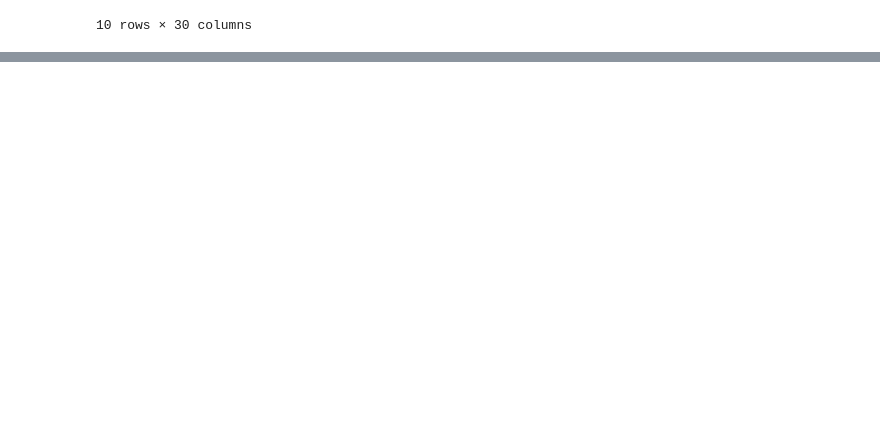
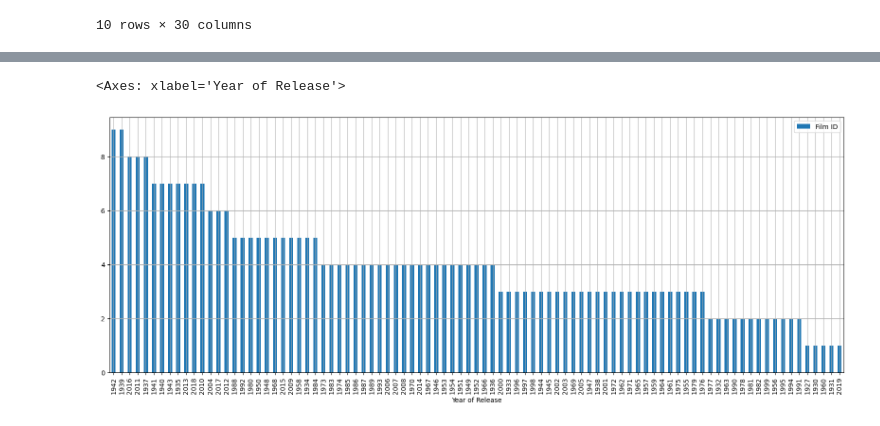
Before and after one commit to Egor767/Labs, a Jupyter notebook: notebooks/Lab2.ipynb, the cells around one changed output, grey strips where cells are left out. Saved outputs shown, nothing was run; the diff lists cells and outputs as text; code cells hidden in the pictures; blank space fills up the shorter version.

```diff
--- a/notebooks/Lab2.ipynb
+++ b/notebooks/Lab2.ipynb
@@ -48,0 +399,6 @@ data.head(10)
+# %%
+# IQR-оценки
+IQR = Q3-Q1
+# Отфильтрованные данные, из которых удалены выбросы
+data_filtered = outlier[~((outlier < (Q1 - 1.5 * IQR)) |(outlier > (Q3 + 1.5 * IQR))).any(axis=1)]
+data_filtered
@@ -48,0 +419,7 @@ data.head(10)
+# %%
+# Копирование индексов
+index_list = list(data_filtered.index.values)
+# %%
+# Хранить данные без выбросов в отдельном DataFrame.
+data_filtered = data[data.index.isin(index_list)]
+data_filtered.head()
@@ -48,0 +504,5 @@ data.head(10)
+# %%
+films_in_year = data_filtered.pivot_table(index='Year of Release', values='Film ID', aggfunc='count')
+films_in_year = films_in_year.sort_values(ascending=False, by ='Film ID' )
+films_in_year = films_in_year.reset_index().reset_index()
+films_in_year
@@ -48,0 +523,5 @@ data.head(10)
+# %%
+films_in_year.plot(grid=True, figsize=(20, 7), kind = 'bar', x='Year of Release',y='Film ID')
+# %% [output]
+<Axes: xlabel='Year of Release'>
+[figure, added]
```
Also changed, not shown: parts of 68 cells of this notebook.
